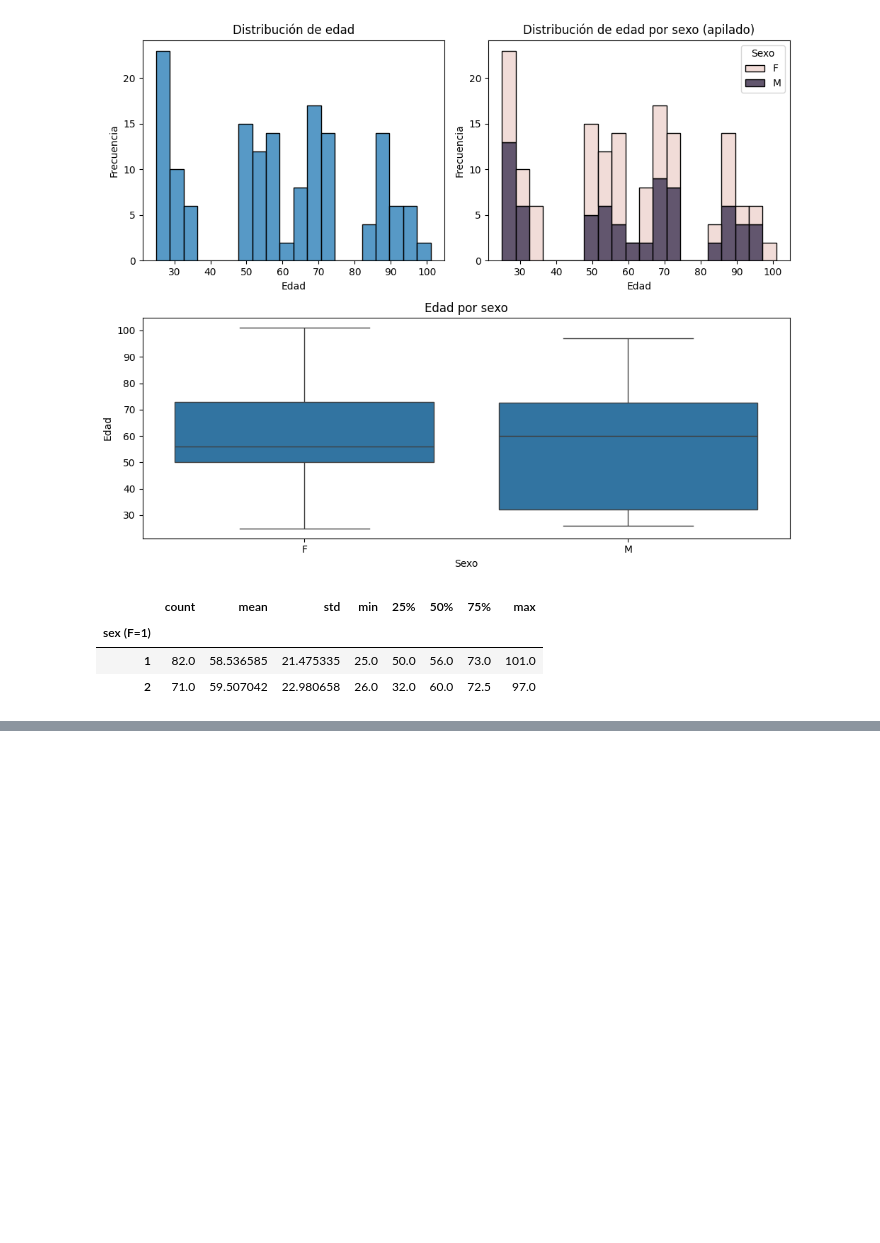
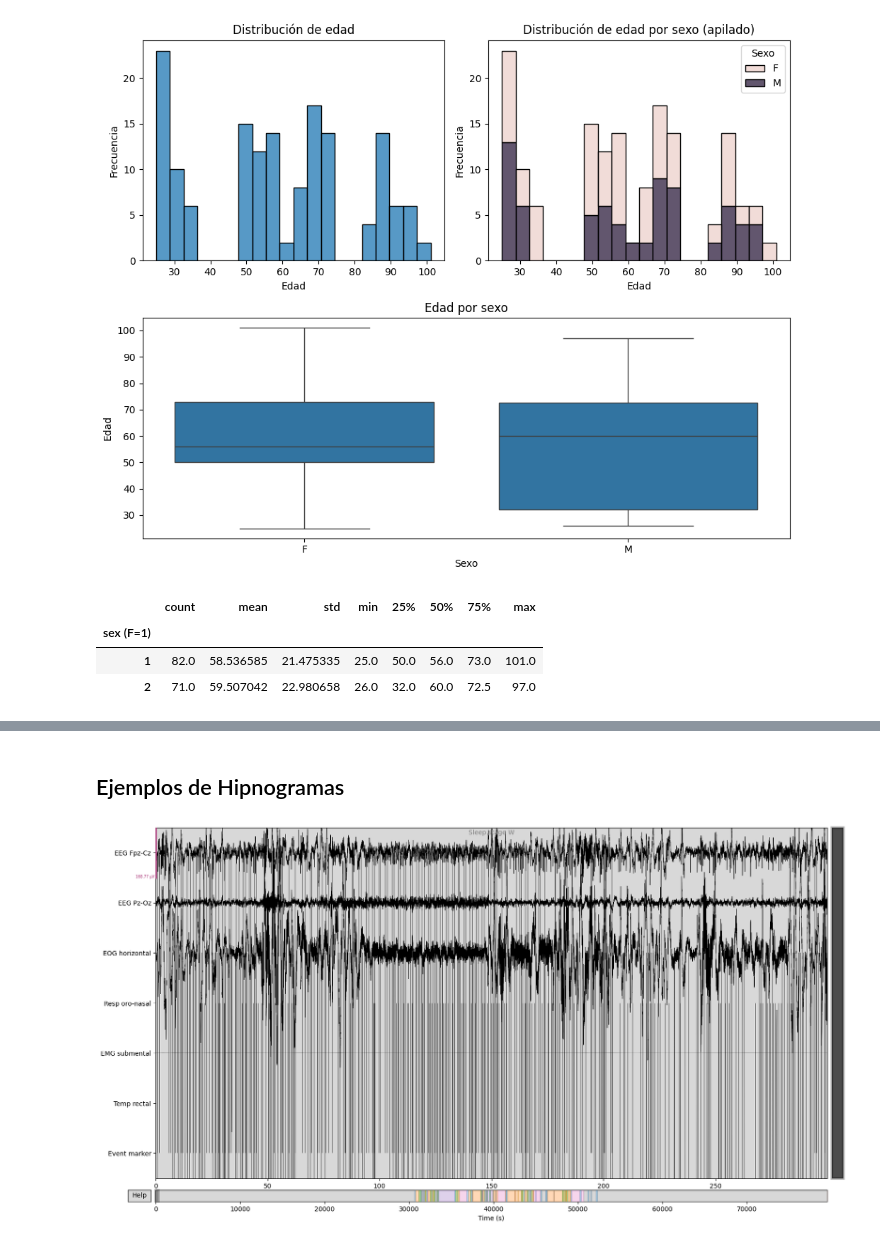
Before and after one commit to dosuna17/proyecto-despliegue-de-soluciones-G10, a Jupyter notebook: notebooks/01_EDA.ipynb, the cells around one changed output, grey strips where cells are left out. Drawn from its saved outputs; the diff is of its cells as text; code cells hidden in the pictures; blank space fills up the shorter version.

```diff
--- a/notebooks/01_EDA.ipynb
+++ b/notebooks/01_EDA.ipynb
@@ -603,0 +199,6 @@ Por medio del EDA inicial se puede concluir lo siguiente:
+# %%
+psg_path = "../data/sleep-edfx/sleep-cassette/"
+psg_file = "SC4001E0-PSG.edf"
+
+print("Ejemplo " + psg_file + "\n")
+raw = mne.io.read_raw_edf(psg_path + psg_file, preload=True)
@@ -603,0 +240,11 @@ Por medio del EDA inicial se puede concluir lo siguiente:
+# %%
+psg_path = "../data/sleep-edfx/sleep-cassette/"
+hypnogram_file = "SC4001EC-Hypnogram.edf"
+
+annot = mne.read_annotations(psg_path + hypnogram_file)
+print("Ejemplo " + hypnogram_file + "\n")
+print(f"Cantidad de anotaciones para un ejemplo: {len(annot.description)}")
+print(f"Ejemplo: {annot.description[:5]}")
+print('*----'*20)
+print(f"Duración para la anotación del ejemplo: {len(annot.duration)}")
+print(f"Ejemplo: {annot.duration[:5]}")
@@ -603,0 +276,7 @@ Por medio del EDA inicial se puede concluir lo siguiente:
+# %% [markdown]
+## Ejemplos de Hipnogramas
+# %%
+raw.set_annotations(annot, emit_warning=False)
+fig = raw.plot(duration=300, n_channels=len(raw.ch_names), scalings='auto', show=True, block=True)
+# %% [output]
+[figure, added]
```
Also changed, not shown: parts of 67 cells of this notebook.
